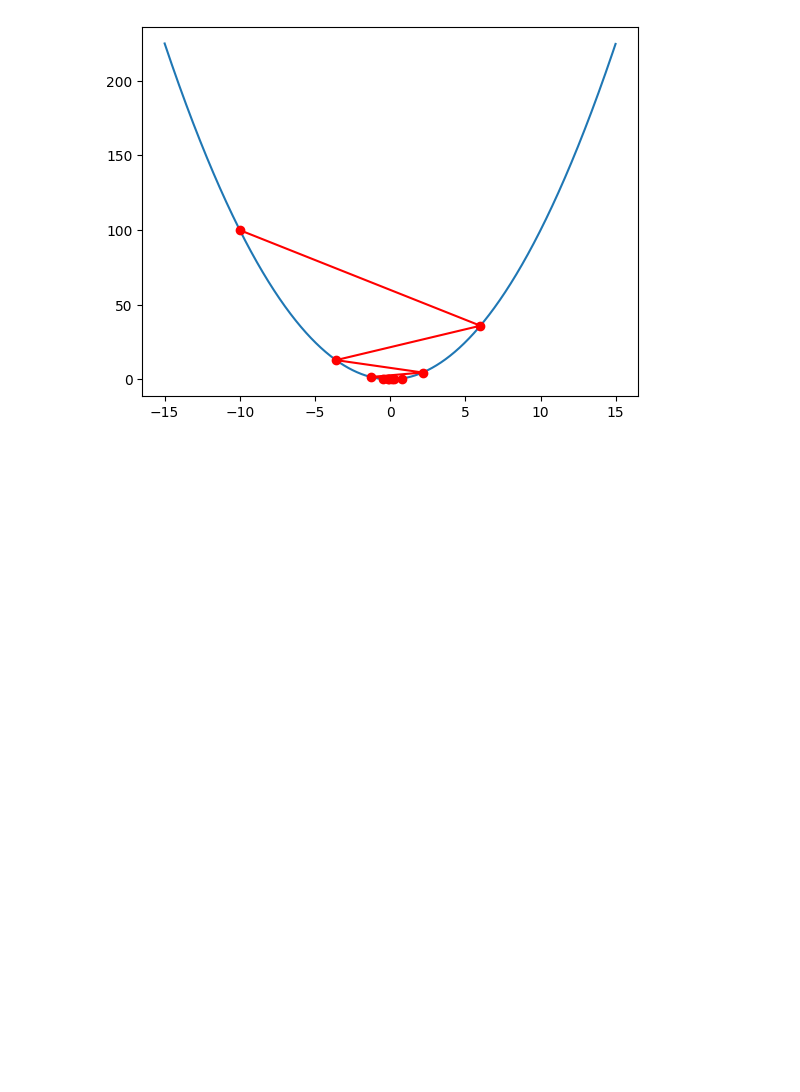
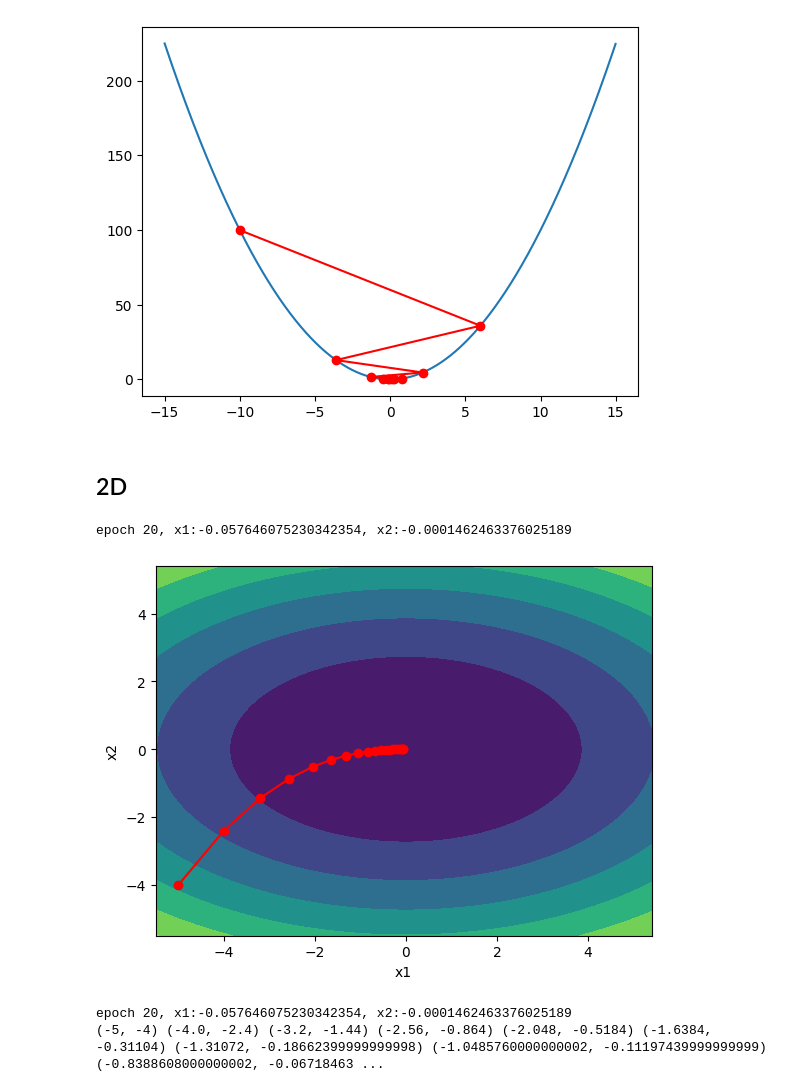
Before and after one commit to erfan-sadeghiii/Deep-Learning-exercises, a Jupyter notebook: 16_gradient_descent_optimizers.ipynb, the cells around one changed output. Drawn from its saved outputs; the diff is of its cells as text; code cells hidden in the pictures; blank space fills up the shorter version.

Commit message:
2d stochastic_gradient_descent and gradient descent comparision

```diff
--- a/16_gradient_descent_optimizers.ipynb
+++ b/16_gradient_descent_optimizers.ipynb
@@ -47,3 +33,13 @@ search_path(x_values, func)
 # %% [output]
 iteration 10, x: -0.060466176000000066
 [figure]
+# %% [markdown]
+## 2D
+# %%
+
+# 2 * x2**2   => for just having a different parameter
+def func(x1, x2):
+  return x1**2 + 2 * x2**2
+
+def func_grad(x1, x2):
+  return (2*x1, 4*x2)
@@ -49,0 +70,35 @@ iteration 10, x: -0.060466176000000066
+# %%
+def search(optimizer, func_grad, rate, iteration=20):
+  x1, x2, t1, t2 = -5, -4, 0, 0
+  x_iterations = [(x1, x2)]
+  for i in range(iteration):
+    x1, x2, t1, t2 = optimizer(x1, x2, t1, t2, func_grad, rate, i+1)
+    x_iterations.append((x1, x2))
+  print("epoch {}, x1:{}, x2:{}".format(i+1, x1, x2))
+  return x_iterations
+# %%
+def search_path(func, x_iterations):
+
+  # print(*x_iterations)
+  # print("_"*50)
+  # print(*zip(*x_iterations))
+  # print("_"*50)
+
+  plt.plot(*zip(*x_iterations), "-o", color="r")
+  x1, x2 = np.meshgrid(np.arange(-5.5, 5.5, 0.1), np.arange(-5.5, 5.5, 0.1))
+  plt.contourf(x1, x2, func(x1, x2))
+  plt.xlabel("x1")
+  plt.ylabel("x2")
+# %%
+opt = Optimizers("constant")
+# search finding optimums => returns x_iterations array
+# search_path plots the X's
+search_path(func, search(opt.gradient_descent, func_grad, 0.1))
+# %% [output]
+epoch 20, x1:-0.057646075230342354, x2:-0.0001462463376025189
+[figure, added]
+# %%
+print(*search(opt.gradient_descent, func_grad, 0.1))
+# %% [output]
+epoch 20, x1:-0.057646075230342354, x2:-0.0001462463376025189
+(-5, -4) (-4.0, -2.4) (-3.2, -1.44) (-2.56, -0.864) (-2.048, -0.5184) (-1.6384, -0.31104) (-1.31072, -0.18662399999999998) (-1.0485760000000002, -0.11197439999999999) (-0.8388608000000002, -0.06718463 ...
```
Also changed, not shown: parts of 3 cells of this notebook.
